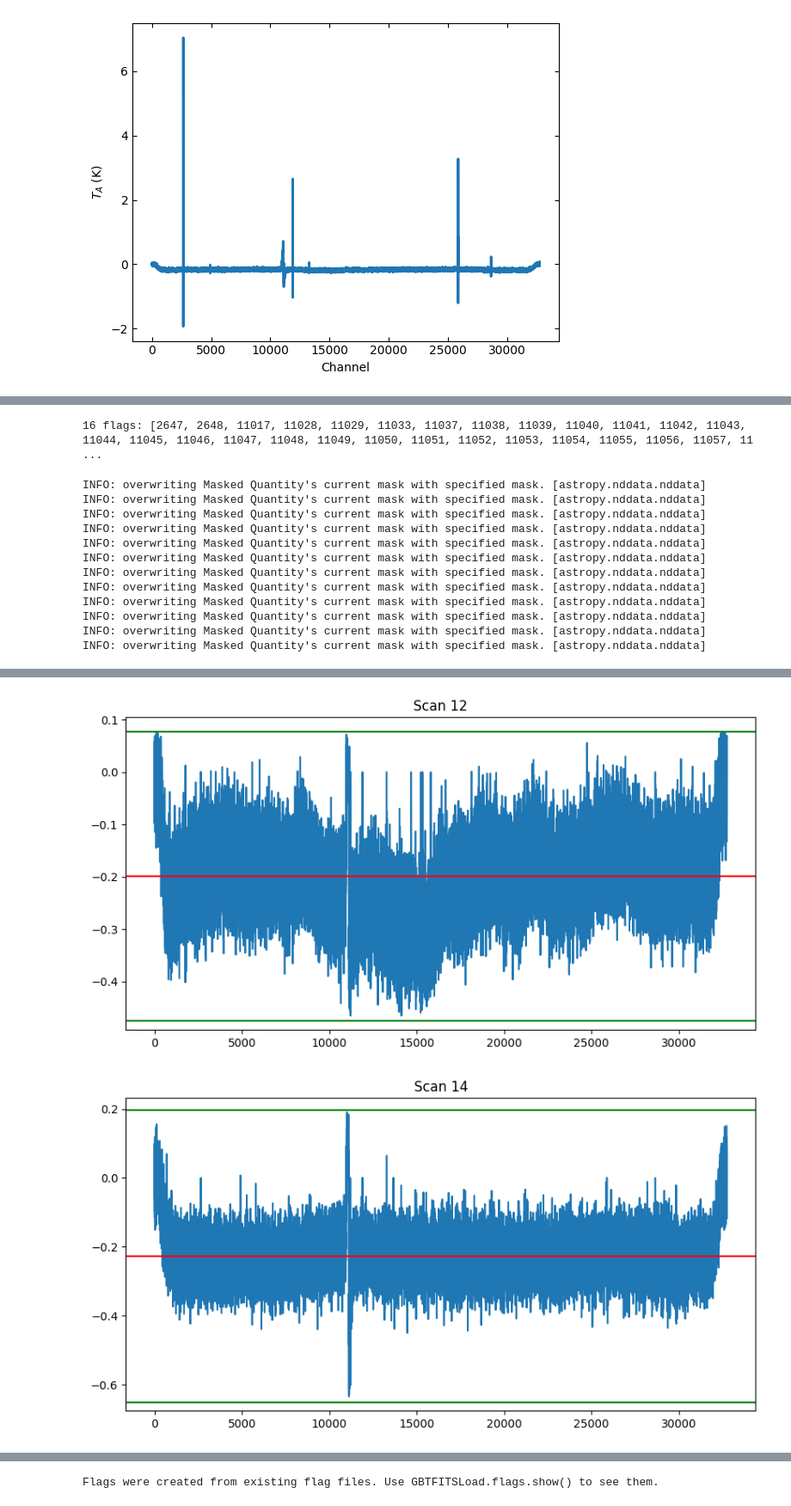
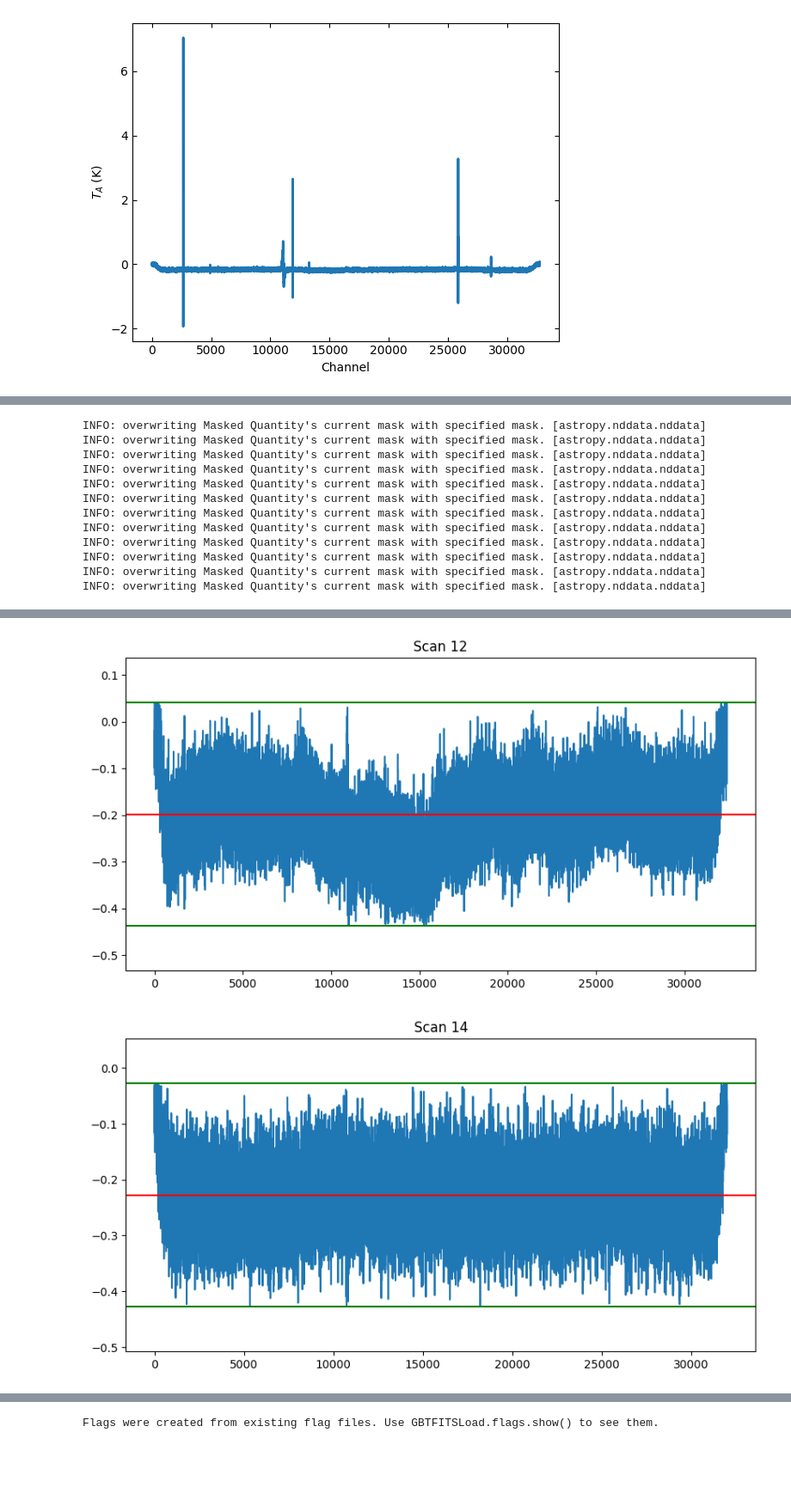
Before and after one commit to swapnaneeldey/GBT_HI_DR_Dysh_Blue_blobs24B, a Jupyter notebook: HI_trial_part3.ipynb, the cells around one changed output, grey strips where cells are left out. Shown at 86% size. Saved outputs shown, nothing was run; the diff lists cells and outputs as text; code cells hidden in the pictures; blank space fills up the shorter version.

```diff
--- a/HI_trial_part3.ipynb
+++ b/HI_trial_part3.ipynb
@@ -87,18 +143,0 @@ for scan in BC22_scans:
-# %%
-Single_spectra = sdfits.getps(scan = 6, plnum=0)
-Single_spectra = Single_spectra.timeaverage()
-median_flux = np.array([np.median(Single_spectra.flux).value]*len(Single_spectra.flux))
-std_flux = np.array([np.std(Single_spectra.flux).value]*len(Single_spectra.flux))
-flag_mask = np.zeros(Single_spectra.shape)
-flag_mask[np.logical_or(Single_spectra.flux.value < median_flux - 3*std_flux, Single_spectra.flux.value > median_flux + 3*std_flux)] = 1
-flag_mask = flag_mask.flatten()
-flag_chan = np.where(flag_mask==1)[0].tolist()
-print(f"{scans} flags:", flag_chan)
-sdfits.flag(scan = 6, channel=flag_chan, plnum=0)
-sdfits.flag(scan = 6+1, channel=flag_chan, plnum=0)
-# if flag_chan not in flag_list, then append to flag_list
-for chan in flag_chan:
-    if chan not in flag_list:
-        flag_list = np.append(flag_list, chan)
-# %% [output]
-16 flags: [2647, 2648, 11017, 11028, 11029, 11033, 11037, 11038, 11039, 11040, 11041, 11042, 11043, 11044, 11045, 11046, 11047, 11048, 11049, 11050, 11051, 11052, 11053, 11054, 11055, 11056, 11057, 11 ...
@@ -107,13 +144,16 @@ sdfits.flags.clear()
 # %%
-for i, scan in enumerate(BC22_scans):
-    ps_scanblock = sdfits.getps(scan=scan, plnum=0)
-    ps = ps_scanblock.timeaverage()
+for i, scans in enumerate(BC22_scans):
+    ps_scanblock1 = sdfits.getps(scan=scans, plnum=0)
+    ps1 = ps_scanblock1.timeaverage()
     fig,ax = plt.subplots(figsize=(10,5))
-    ax.plot(ps.flux.value)
+    inx = range(0, len(ps1.flux.value))
+    inx = list(set(inx) - set(flag_list[i]))
+    ax.plot(ps1.flux.value[inx])
     ax.axhline(median_flux_array[i], color='r')
-    ax.axhline(median_flux_array[i] - 3*std_flux_array[i], color='g')
-    ax.axhline(median_flux_array[i]+ 3*std_flux_array[i], color='g')
-    ax.set_title(f"Scan {scan}")
+    ax.axhline(median_flux_array[i] - 5*MAD_flux_array[i], color='g')
+    ax.axhline(median_flux_array[i]+ 5*MAD_flux_array[i], color='g')
+    ax.set_title(f"Scan {scans}")
+    ax.set_ylim(median_flux_array[i] - 7*MAD_flux_array[i], median_flux_array[i]+ 7*MAD_flux_array[i])
 # %% [output]
 INFO: overwriting Masked Quantity's current mask with specified mask. [astropy.nddata.nddata]
 INFO: overwriting Masked Quantity's current mask with specified mask. [astropy.nddata.nddata]
@@ -133,2 +173,2 @@ INFO: overwriting Masked Quantity's current mask with specified mask. [astropy.n
-[figure, old version]
+[figure, new version]
-[figure, old version]
+[figure, new version]
```
Also changed, not shown: parts of 16 cells of this notebook.
